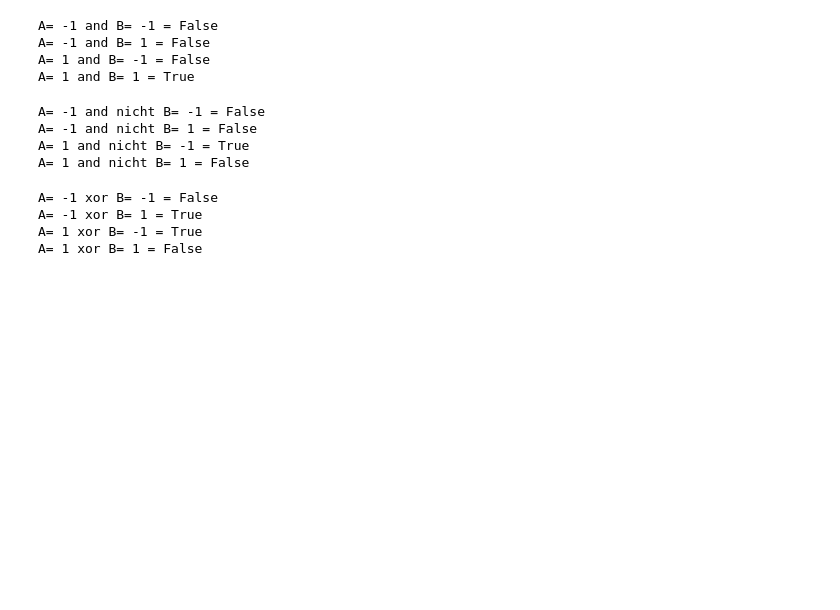
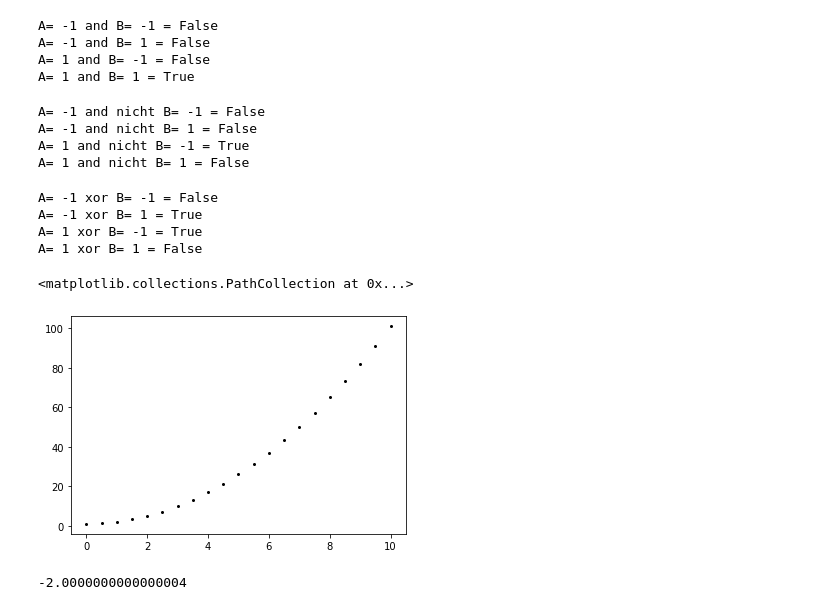
Before and after one commit to kalkofja/DataScienceLeuphana, a Jupyter notebook: Einführung maschinelles Lernen/PS3.ipynb, the cells around one changed output. Drawn from its saved outputs; the diff is of its cells as text; code cells hidden in the pictures; blank space fills up the shorter version.

```diff
--- a/Einführung maschinelles Lernen/PS3.ipynb
+++ b/Einführung maschinelles Lernen/PS3.ipynb
@@ -137,3 +137,12 @@ A= -1 xor B= -1 = False
 A= -1 xor B= 1 = True
 A= 1 xor B= -1 = True
 A= 1 xor B= 1 = False
+# %%
+#Task III
+X = np.linspace(0,10,21)
+Y = X**2 + 1
+
+plt.scatter(X,Y,c="black", s=4)
+# %% [output]
+<matplotlib.collections.PathCollection at 0x...>
+[figure, added]
@@ -139,0 +167,12 @@ A= 1 xor B= 1 = False
+# %%
+X = np.linspace(0,10,21)
+Y = X**2 - 2 * X - 5
+Gamma = 3
+
+Phi = RBF(X,Gamma)
+w = wights(Phi,Y)
+new_x = 3
+y = new_point(new_x,w,X,Gamma)
+print(y)
+# %% [output]
+-2.0000000000000004
```
Also changed, not shown: parts of 3 cells of this notebook.
